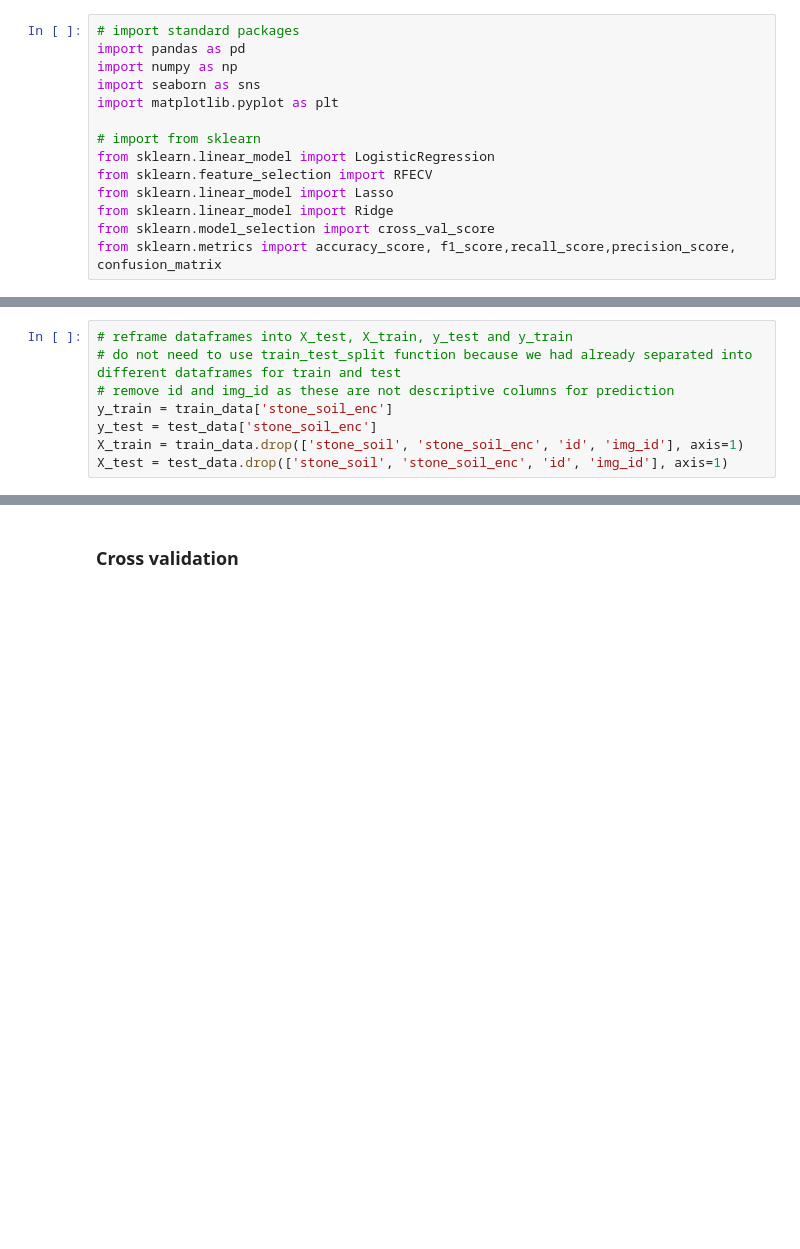
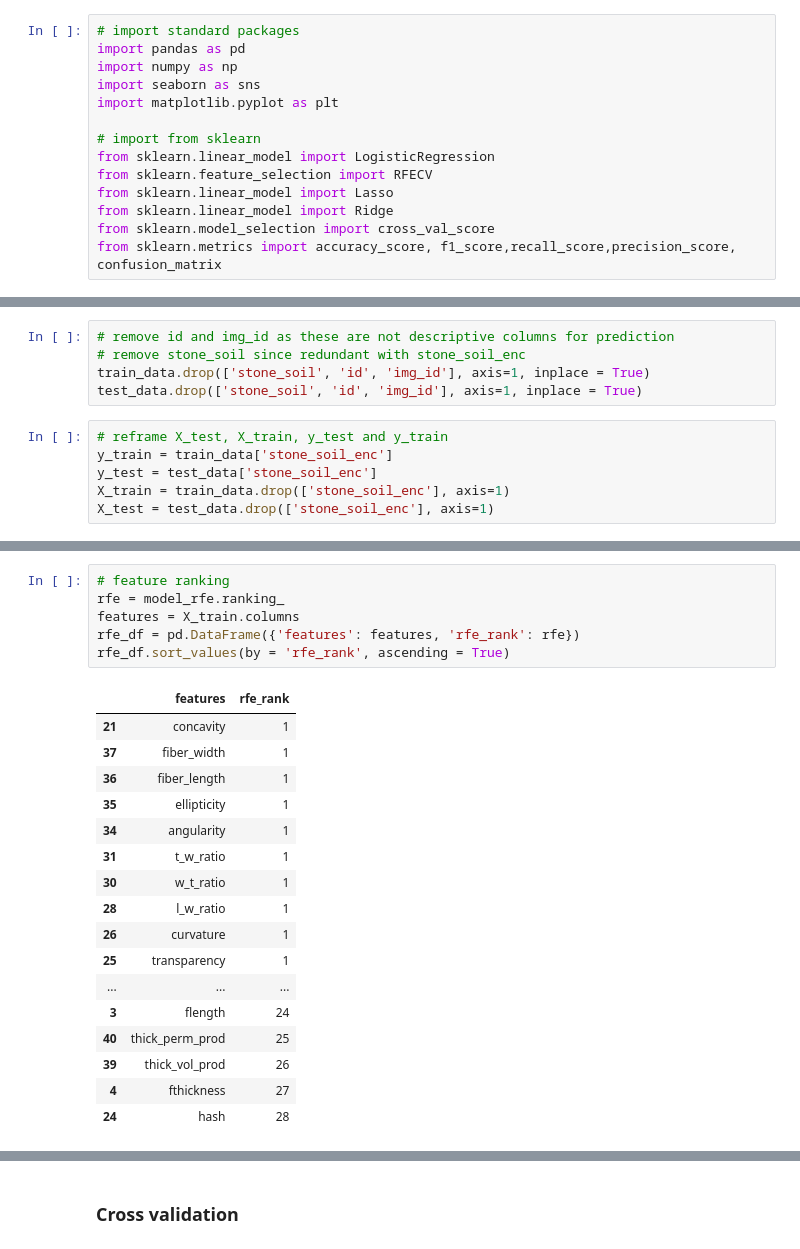
Before and after one commit to sheacon/ancient_toolmaking, a Jupyter notebook: 41-log-regression.ipynb, the cells around one changed output, grey strips where cells are left out. Saved outputs shown, nothing was run; the diff lists cells and outputs as text; blank space fills up the shorter version.

```diff
--- a/41-log-regression.ipynb
+++ b/41-log-regression.ipynb
@@ -33,8 +50,11 @@ print(test_data.shape)
+# %%
+# remove id and img_id as these are not descriptive columns for prediction
+# remove stone_soil since redundant with stone_soil_enc
+train_data.drop(['stone_soil', 'id', 'img_id'], axis=1, inplace = True)
+test_data.drop(['stone_soil', 'id', 'img_id'], axis=1, inplace = True)
 # %%
-# reframe dataframes into X_test, X_train, y_test and y_train
-# do not need to use train_test_split function because we had already separated into different dataframes for train and test
-# remove id and img_id as these are not descriptive columns for prediction
+# reframe X_test, X_train, y_test and y_train
 y_train = train_data['stone_soil_enc']
 y_test = test_data['stone_soil_enc']
-X_train = train_data.drop(['stone_soil', 'stone_soil_enc', 'id', 'img_id'], axis=1)
-X_test = test_data.drop(['stone_soil', 'stone_soil_enc', 'id', 'img_id'], axis=1)
+X_train = train_data.drop(['stone_soil_enc'], axis=1)
+X_test = test_data.drop(['stone_soil_enc'], axis=1)
@@ -103,0 +73,24 @@ X_test_new = X_test[l]
+# %%
+# feature ranking
+rfe = model_rfe.ranking_
+features = X_train.columns
+rfe_df = pd.DataFrame({'features': features, 'rfe_rank': rfe})
+rfe_df.sort_values(by = 'rfe_rank', ascending = True)
+# %% [output]
+|  | features | rfe_rank |
+| 21 | concavity | 1 |
+| 37 | fiber_width | 1 |
+| 36 | fiber_length | 1 |
+| 35 | ellipticity | 1 |
+| 34 | angularity | 1 |
+| 31 | t_w_ratio | 1 |
+| 30 | w_t_ratio | 1 |
+| 28 | l_w_ratio | 1 |
+| 26 | curvature | 1 |
+| 25 | transparency | 1 |
+| ... | ... | ... |
+| 3 | flength | 24 |
+| 40 | thick_perm_prod | 25 |
+| 39 | thick_vol_prod | 26 |
+| 4 | fthickness | 27 |
+| 24 | hash | 28 |
```
Also changed, not shown: parts of 46 cells of this notebook.
